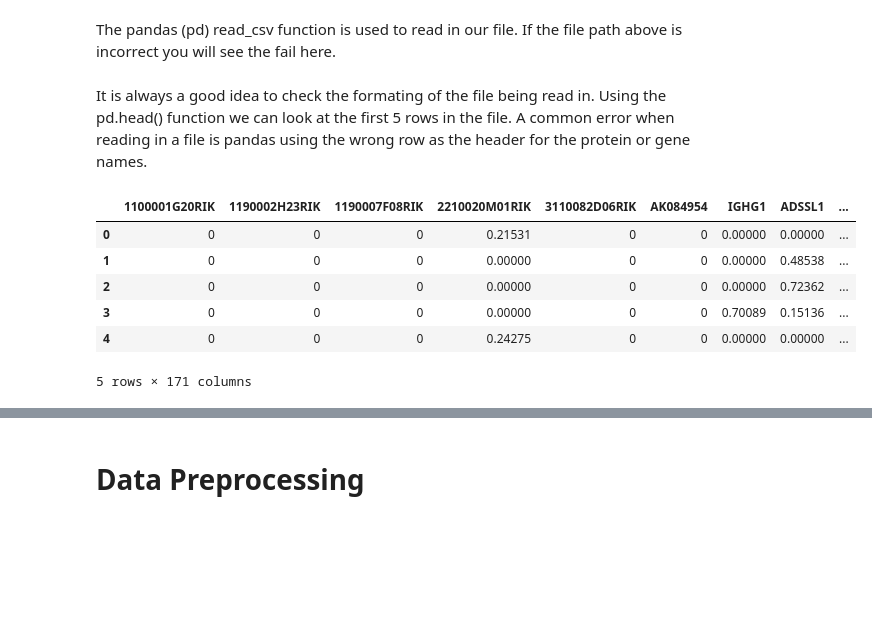
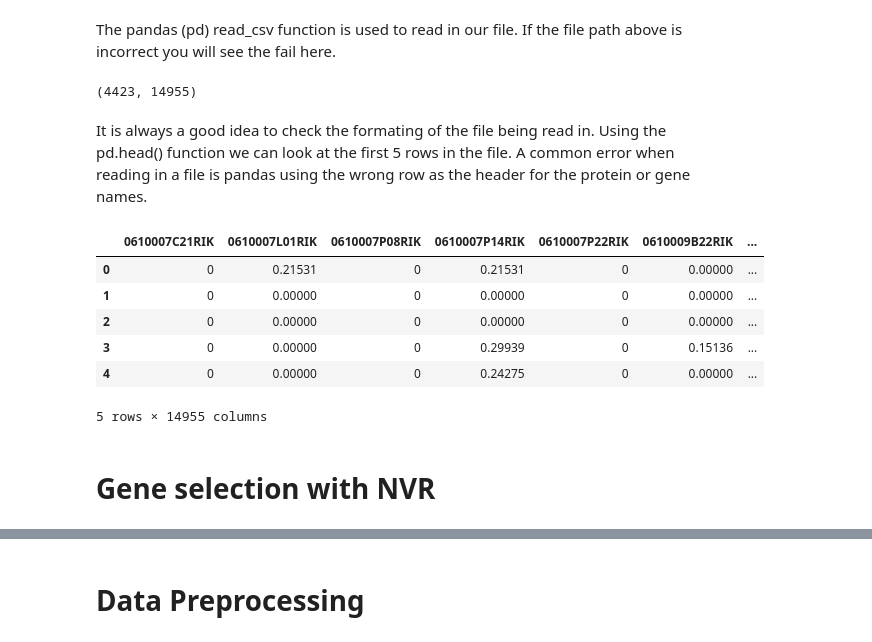
Before and after one commit to KenLauLab/pCreode, a Jupyter notebook: notebooks/pCreode_tutorial.ipynb, the cells around one changed output, grey strips where cells are left out. Cells and saved outputs as stored; diff of their text form; code cells hidden in the pictures; blank space fills up the shorter version.

Commit message:
NVR gene selction added

```diff
--- a/notebooks/pCreode_tutorial.ipynb
+++ b/notebooks/pCreode_tutorial.ipynb
@@ -39,2 +36,4 @@ file_nm = "/home/herrinca/Data/RNA_seq_creode/Myeloid/Myeloid_with_IDs.csv"
+# %%
+raw_data_file = "/home/herrinca/workspace/NVR/data/myeloid_raw.csv"
 # %% [markdown]
 The pandas (pd) read_csv function is used to read in our file. If the file path above is incorrect you will see the fail here.
@@ -43,12 +40,19 @@ data_raw = pd.read_csv( file_nm)
+# %%
+full_data = pd.read_csv( raw_data_file)
+full_data.shape
+# %% [output]
+(4423, 14955)
 # %% [markdown]
 It is always a good idea to check the formating of the file being read in. Using the pd.head() function we can look at the first 5 rows in the file. A common error when reading in a file is pandas using the wrong row as the header for the protein or gene names.
 # %%
-data_raw.head()
+full_data.head()
 # %% [output]
-|  | 1100001G20RIK | 1190002H23RIK | 1190007F08RIK | 2210020M01RIK | 3110082D06RIK | AK084954 | IGHG1 | ADSSL1 | ... |
-| 0 | 0 | 0 | 0 | 0.21531 | 0 | 0 | 0.00000 | 0.00000 | ... |
-| 1 | 0 | 0 | 0 | 0.00000 | 0 | 0 | 0.00000 | 0.48538 | ... |
-| 2 | 0 | 0 | 0 | 0.00000 | 0 | 0 | 0.00000 | 0.72362 | ... |
-| 3 | 0 | 0 | 0 | 0.00000 | 0 | 0 | 0.70089 | 0.15136 | ... |
-| 4 | 0 | 0 | 0 | 0.24275 | 0 | 0 | 0.00000 | 0.00000 | ... |
+|  | 0610007C21RIK | 0610007L01RIK | 0610007P08RIK | 0610007P14RIK | 0610007P22RIK | 0610009B22RIK | ... |
+| 0 | 0 | 0.21531 | 0 | 0.21531 | 0 | 0.00000 | ... |
+| 1 | 0 | 0.00000 | 0 | 0.00000 | 0 | 0.00000 | ... |
+| 2 | 0 | 0.00000 | 0 | 0.00000 | 0 | 0.00000 | ... |
+| 3 | 0 | 0.00000 | 0 | 0.29939 | 0 | 0.15136 | ... |
+| 4 | 0 | 0.00000 | 0 | 0.24275 | 0 | 0.00000 | ... |
-5 rows × 171 columns
+5 rows × 14955 columns
+# %% [markdown]
+# Gene selection with NVR
```
Also changed, not shown: parts of 27 cells of this notebook, 7 other files.
